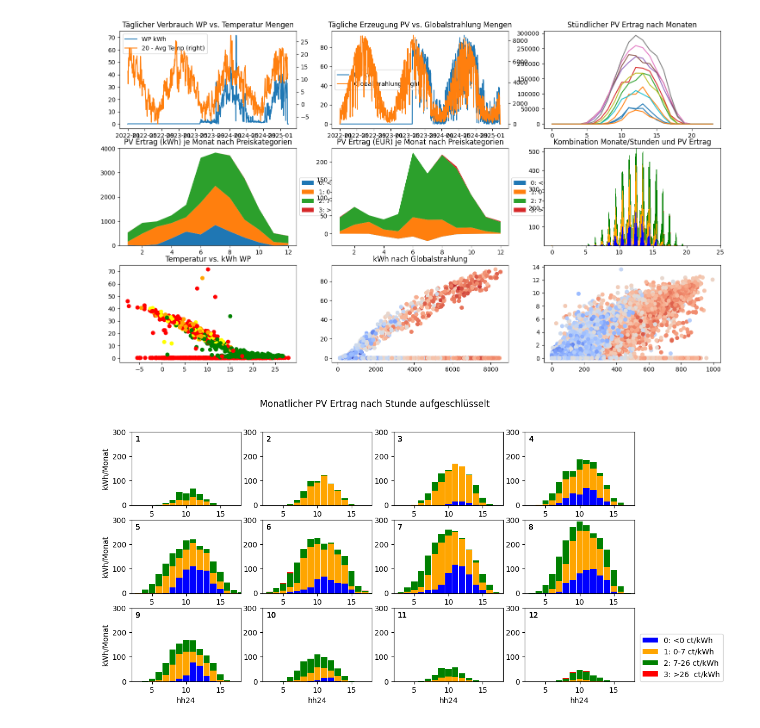
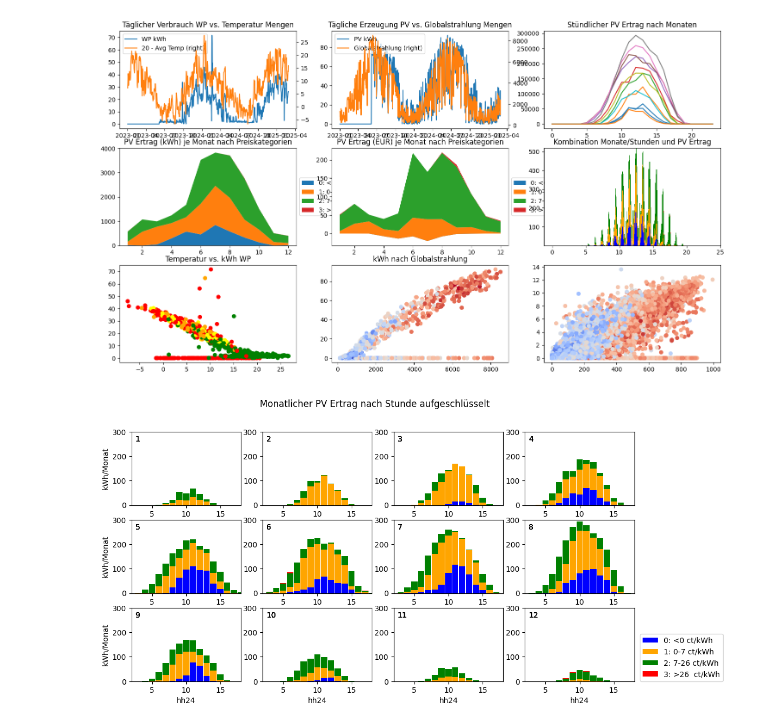
Before and after one commit to strubbi77/breisgauwind, a Jupyter notebook: Stromwert_IK8.ipynb, the cells around one changed output. Saved outputs shown, nothing was run; the diff lists cells and outputs as text; code cells hidden in the pictures.

Commit message:
Daten bis Ende PVarmer Periode aufgefüllt

```diff
--- a/Stromwert_IK8.ipynb
+++ b/Stromwert_IK8.ipynb
@@ -25,7 +26,7 @@ IKPV=pd.read_csv("Daten IK8/2024 PV Daily.csv",skiprows=1,names=names,sep=';',de
 IKPV=IKPV.drop(columns=['Jahr', 'Monat', 'Tag'])
 IKPV=IKPV.set_index('Datum')
 # %%
-IKStrom=pd.read_csv("Daten IK8/2023ff Hist Strom.csv",date_format='ISO8601',parse_dates=True,decimal='.')
+IKStrom=pd.read_csv("Daten IK8/2023ff_v2_Hist_Strom.csv",date_format='ISO8601',parse_dates=True,decimal='.')
 IKStrom['last_changed dt']=pd.to_datetime(IKStrom['last_changed']).dt.floor('h')
 IKStrom=IKStrom.set_index('last_changed dt')
 ent_filter=['sensor.haushalt_positive_active_energy_total','sensor.haushalt_negative_active_energy_total','sensor.waermepumpe_positive_active_energy_total','sensor.waermepumpe_negative_active_energy_total']
@@ -39,6 +40,7 @@ preis_menge[['Haus H','Haus S','WP H','WP S']]=IKStrom.diff().shift(1).fillna(0)
 preis_menge['DT']=preis_menge.index.date
 #preis_menge['WP PV']=preis_menge['Haus H']-preis_menge['WP H']
 preis_menge=preis_menge.fillna(0)
+preis_menge=preis_menge[preis_menge.index.year>=2023]
 # %%
 cnt = 0
 gap_cnt=0
@@ -335,38 +331,40 @@ for monat in pm_pv.index.levels[0]:
 pm_day['color']=(np.where((pm_day['WP sum']+pm_day['Haus sum'])<pm_day['PV sum'],'green',np.where((pm_day['WP sum']+pm_day['Haus sum'])<pm_day['PV sum']*2,'yellow',np.where((pm_day['WP sum']+pm_day['Haus sum'])<pm_day['PV sum']*5,'orange','red'))))
 temp=20-pm_day['Temp avg']
 y=pm_day['WP sum']
+y=y.where((y>=0) & (y<100),0)
 c=pm_day['color']
 
 
 ax7.scatter(temp,y,c=c)
 
 x=pm_day['Glob sum']
 y=pm_day['PV sum']
+y=y.where((y>=0) & (y<120),0)
 
 ax8.scatter(x,y,c=temp,cmap=cm.coolwarm)
 
 ax9.scatter(x=preis_menge['SUM_GS200'],y=preis_menge['PV']/1000,c=preis_menge['AVG_TA200'], cmap=cm.coolwarm)
 
 
 # 1 WP vs. Temp
 # 2 PV vs. Globalstrahlung Mengen
 # 3 PV hh24-Summe über die Monate
 # 4 Monatlich nach
 
 ax1.set_title("Täglicher Verbrauch WP vs. Temperatur Mengen")
 ax2.set_title("Tägliche Erzeugung PV vs. Globalstrahlung Mengen")
 ax3.set_title("PV Ertrag (kWh) je Monat nach Preiskategorien")
 ax4.set_title("PV Ertrag (EUR) je Monat nach Preiskategorien")
 ax5.set_title("Stündlicher PV Ertrag nach Monaten")
 ax6.set_title("Kombination Monate/Stunden und PV Ertrag")
 ax7.set_title("Temperatur vs. kWh WP")
 ax8.set_title("kWh nach Globalstrahlung")
 
 #plt.style.use('bmh')
 plt.show()
 #plt.plot(preis_menge.index.date, (preis_menge['PV'],preis_menge['WP']))
 # %% [output]
-[figure, old version]
+[figure, new version]
 # %%
 plt.style.available
 plt.style.use('default')
```
Also changed, not shown: parts of 3 cells of this notebook, 21 other files.
